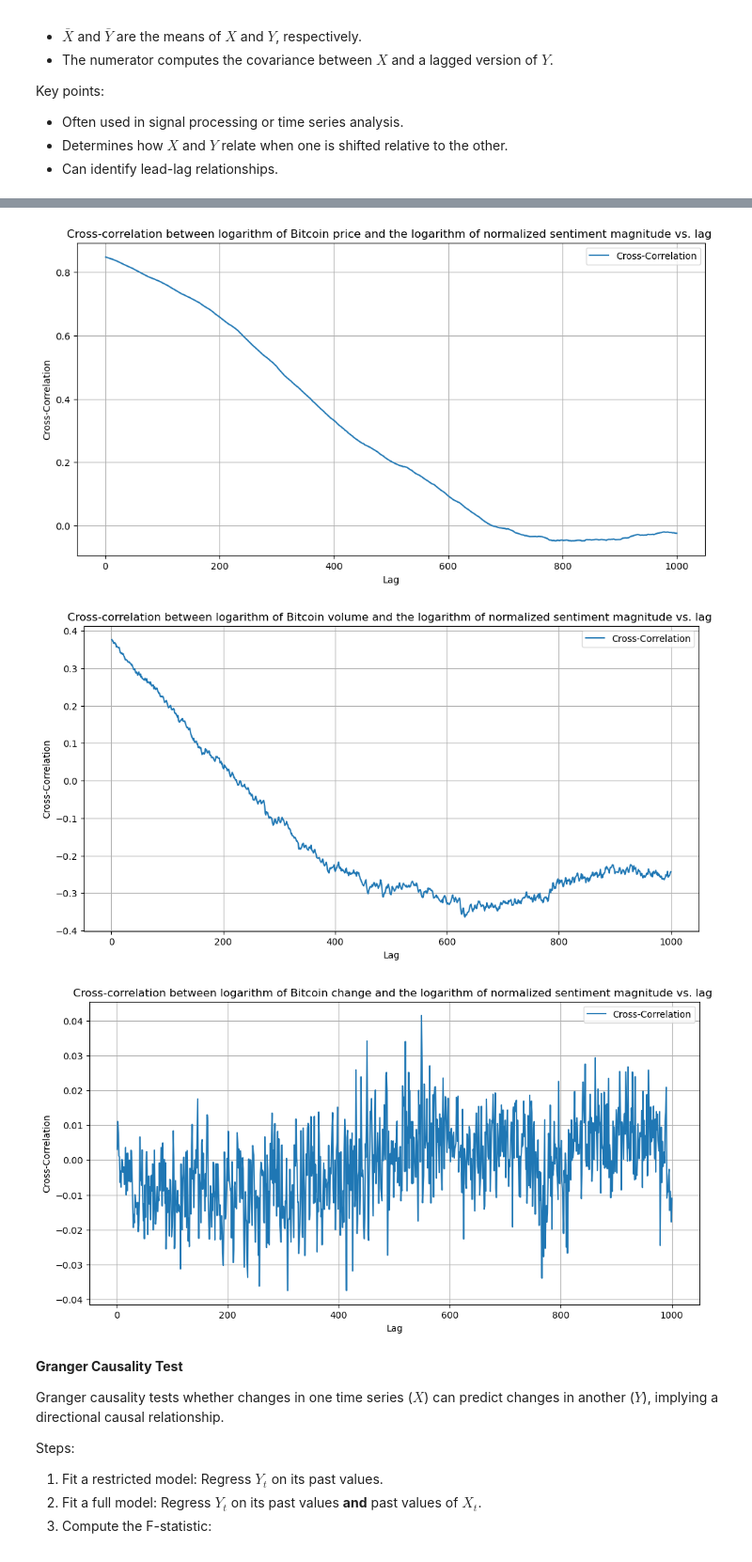
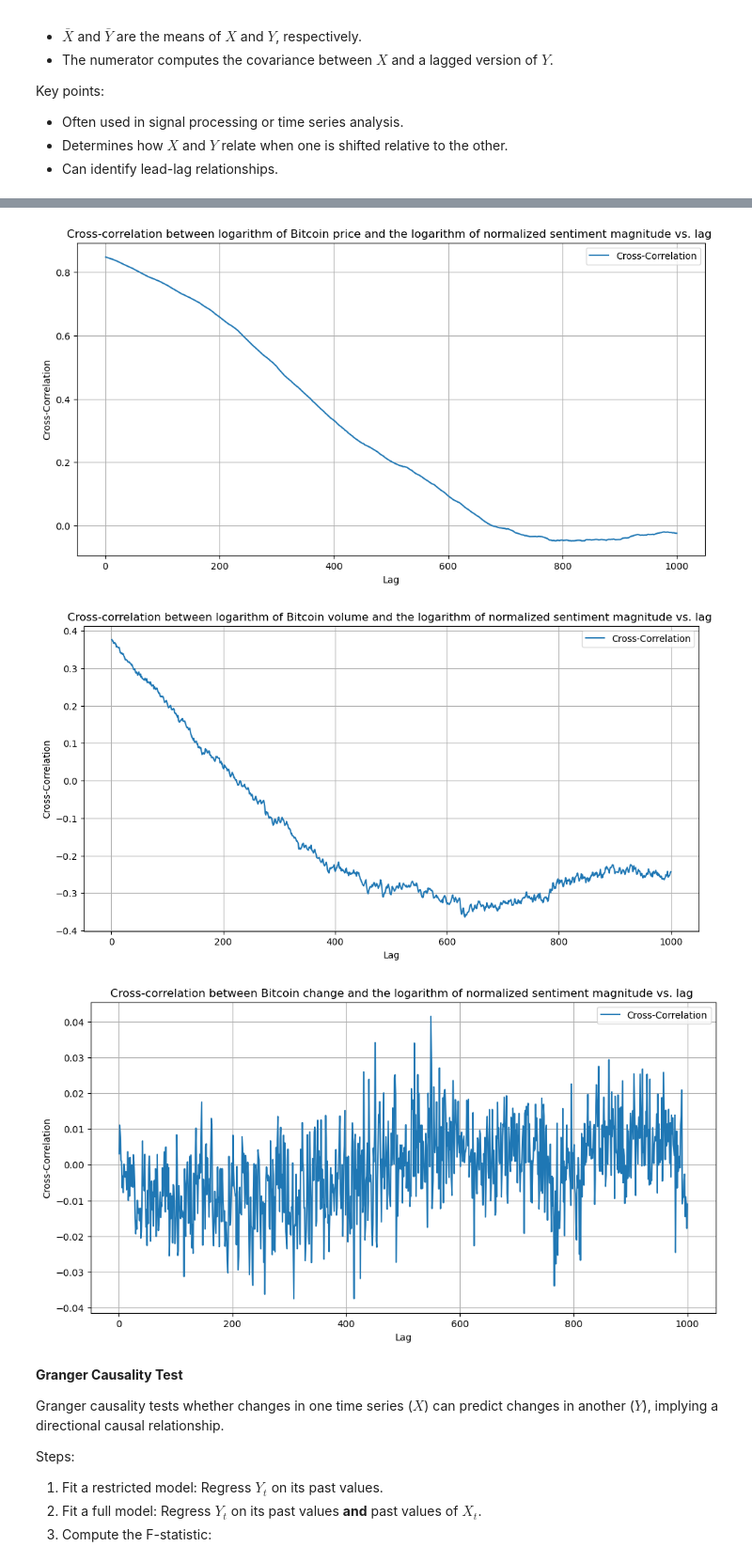
Before and after one commit to finn-prins/Scientific-Data-Analysis-Project, a Jupyter notebook: team_11.ipynb, the cells around one changed output, grey strips where cells are left out. Shown at 94% size. Saved outputs shown, nothing was run; the diff lists cells and outputs as text; code cells hidden in the pictures.

```diff
--- a/team_11.ipynb
+++ b/team_11.ipynb
@@ -604,7 +604,7 @@ plt.show()
 
 plt.figure(figsize=(12, 6))
 plt.plot(range(1, max_lag + 1), [cross_correlation(bitcoin['change'], log_impressions, lag=lag) for lag in range(1, max_lag + 1)], label='Cross-Correlation')
-plt.title('Cross-correlation between logarithm of Bitcoin change and the logarithm of normalized total impressions vs. lag ')
+plt.title('Cross-correlation between Bitcoin change and the logarithm of normalized total impressions vs. lag ')
 plt.xlabel('Lag')
 plt.ylabel('Cross-Correlation')
 plt.legend()
@@ -631,7 +631,7 @@ plt.show()
 
 plt.figure(figsize=(12, 6))
 plt.plot(range(1, max_lag + 1), [cross_correlation(bitcoin['change'], log_sentiment, lag=lag) for lag in range(1, max_lag + 1)], label='Cross-Correlation')
-plt.title('Cross-correlation between logarithm of Bitcoin change and the logarithm of normalized sentiment magnitude vs. lag ')
+plt.title('Cross-correlation between Bitcoin change and the logarithm of normalized sentiment magnitude vs. lag ')
 plt.xlabel('Lag')
 plt.ylabel('Cross-Correlation')
 plt.legend()
@@ -644,6 +644,6 @@ plt.show()
 [figure]
 [figure]
-[figure, old version]
+[figure, new version]
 # %% [markdown]
 **Granger Causality Test**
 
```
Also changed, not shown: parts of 5 cells of this notebook.
